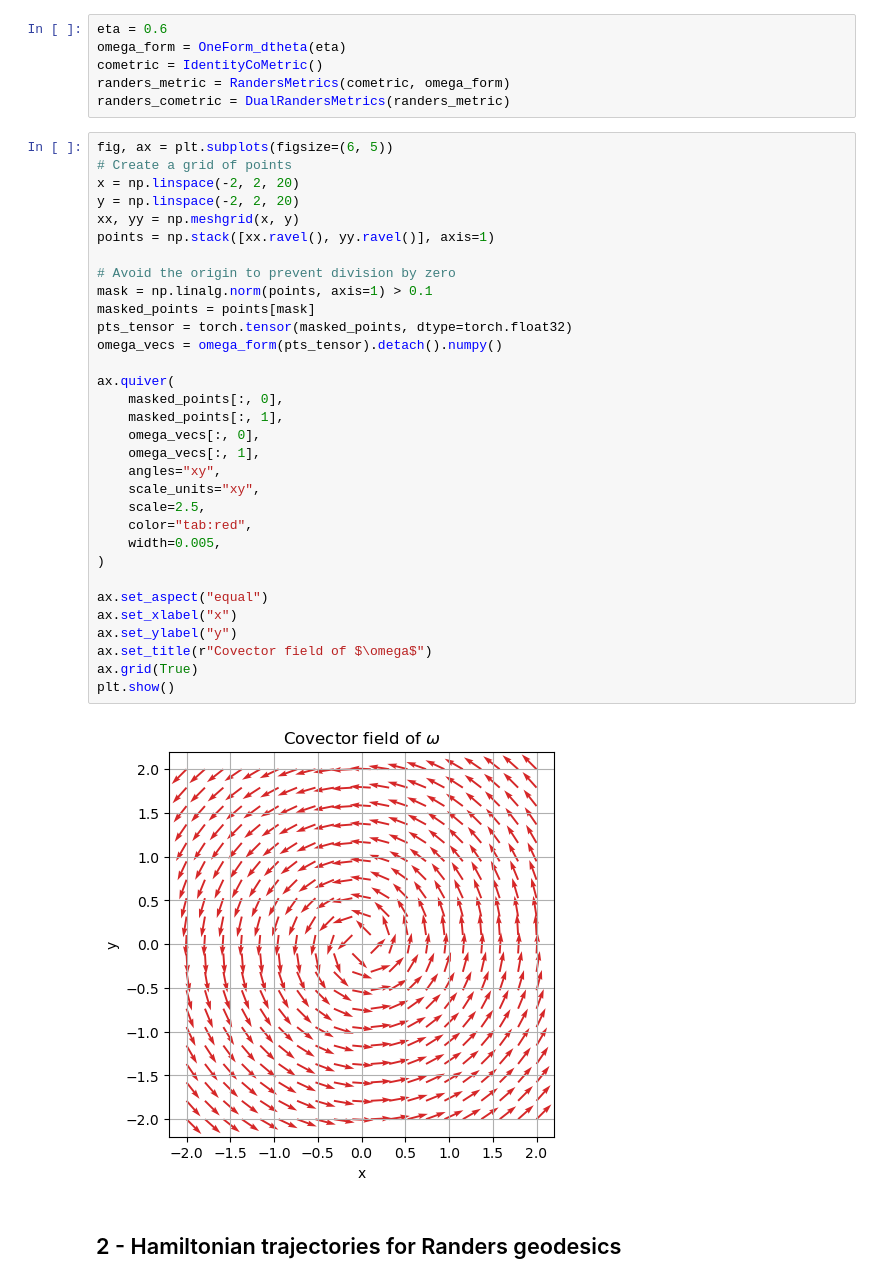
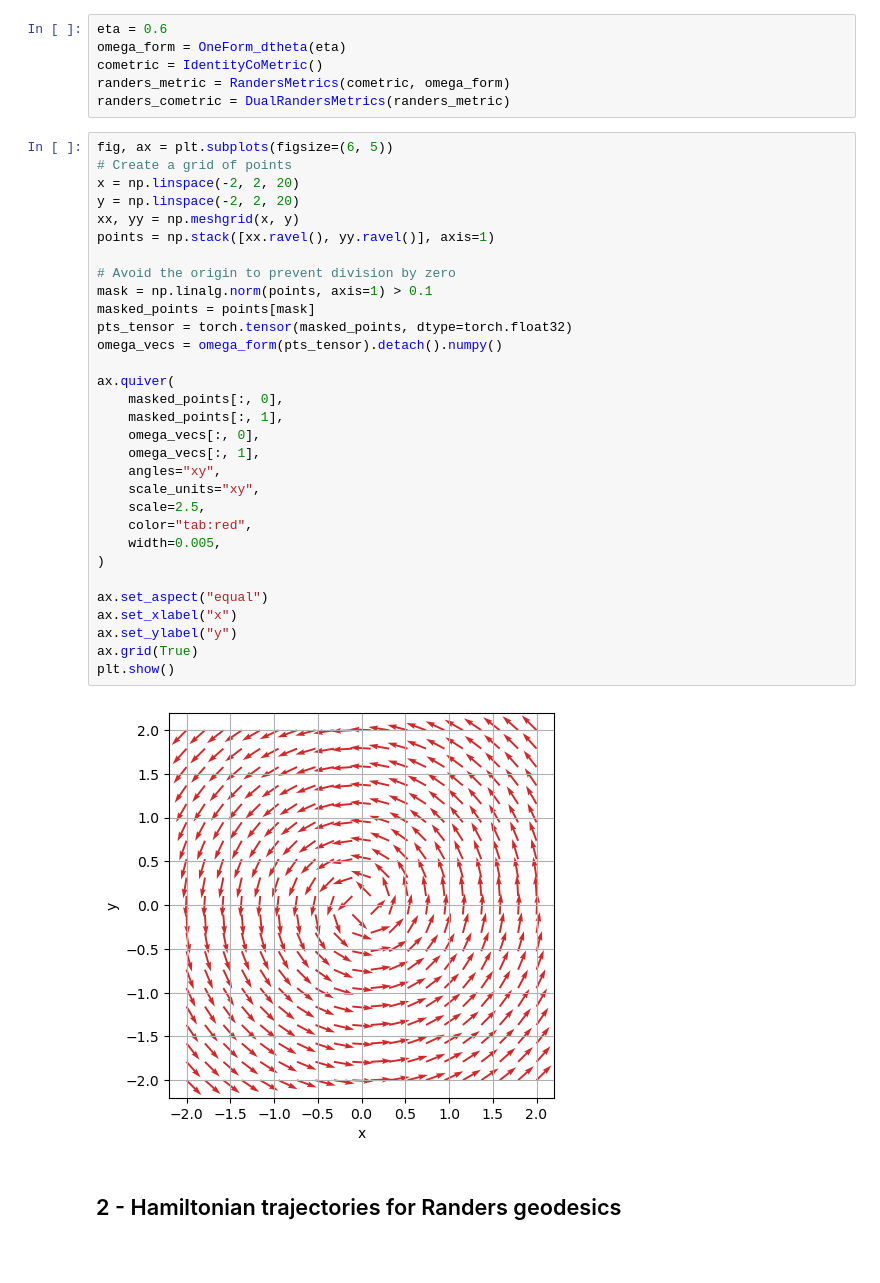
Before and after one commit to abelmaxv/geodesic_toolbox, a Jupyter notebook: internship_experiments/FHMCLegendreBis_identity_metric.ipynb, the cells around one changed output. Drawn from its saved outputs; the diff is of its cells as text; blank space fills up the shorter version.

Commit message:
update plots

```diff
--- a/internship_experiments/FHMCLegendreBis_identity_metric.ipynb
+++ b/internship_experiments/FHMCLegendreBis_identity_metric.ipynb
@@ -31,35 +31,34 @@ fig, ax = plt.subplots(figsize=(6, 5))
 # Create a grid of points
 x = np.linspace(-2, 2, 20)
 y = np.linspace(-2, 2, 20)
 xx, yy = np.meshgrid(x, y)
 points = np.stack([xx.ravel(), yy.ravel()], axis=1)
 
 # Avoid the origin to prevent division by zero
 mask = np.linalg.norm(points, axis=1) > 0.1
 masked_points = points[mask]
 pts_tensor = torch.tensor(masked_points, dtype=torch.float32)
 omega_vecs = omega_form(pts_tensor).detach().numpy()
 
 ax.quiver(
     masked_points[:, 0],
     masked_points[:, 1],
     omega_vecs[:, 0],
     omega_vecs[:, 1],
     angles="xy",
     scale_units="xy",
     scale=2.5,
     color="tab:red",
     width=0.005,
 )
 
 ax.set_aspect("equal")
 ax.set_xlabel("x")
 ax.set_ylabel("y")
-ax.set_title(r"Covector field of $\omega$")
 ax.grid(True)
 plt.show()
 # %% [output]
-[figure, old version]
+[figure, new version]
 # %% [markdown]
 ## 2 - Hamiltonian trajectories for Randers geodesics
 # %% [markdown]
```
Also changed, not shown: parts of 6 cells of this notebook, 12 other files.
